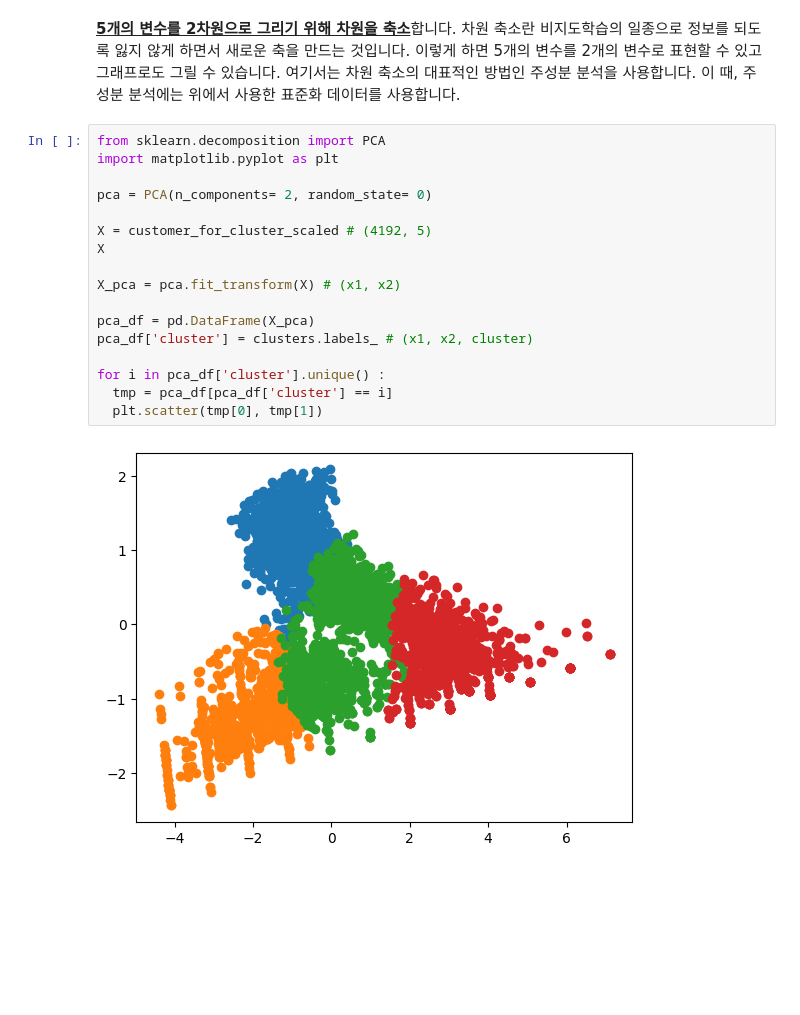
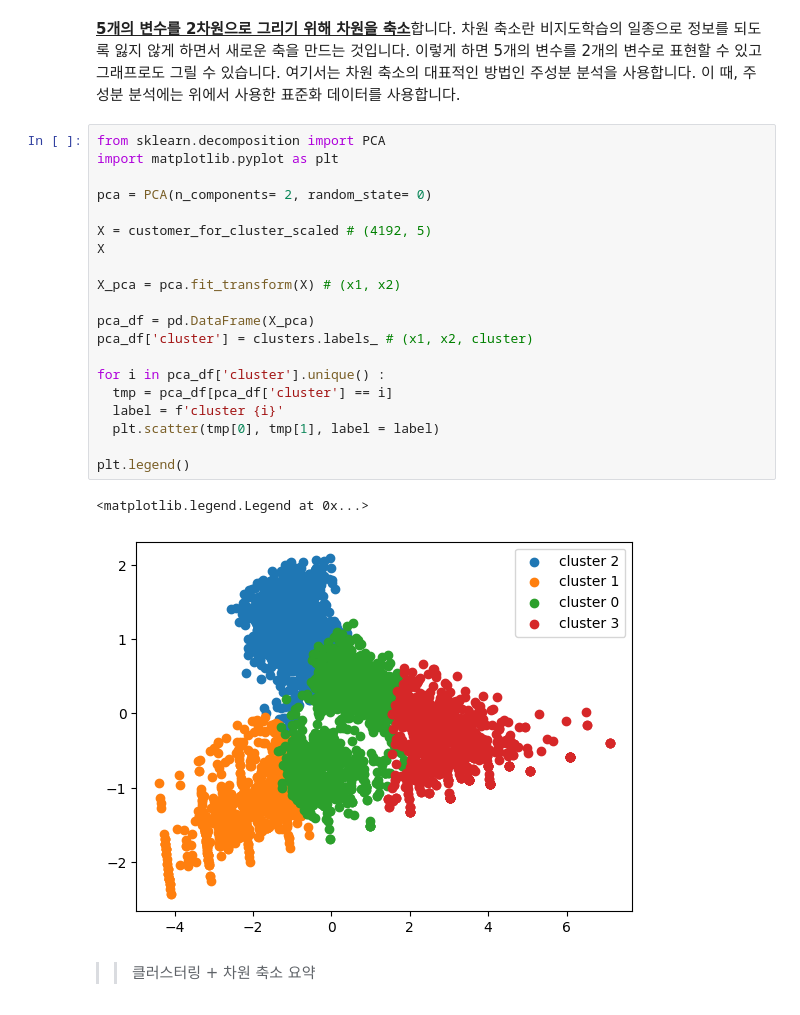
Before and after one commit to gmlwlswls/study_DataTechniques, a Jupyter notebook: 02. MachineLearning/gym_data_ML.ipynb, the cells around one changed output. Drawn from its saved outputs; the diff is of its cells as text; blank space fills up the shorter version.

```diff
--- a/02. MachineLearning/gym_data_ML.ipynb
+++ b/02. MachineLearning/gym_data_ML.ipynb
@@ -162,20 +160,26 @@ customer_for_cluster.groupby(by= 'cluster').mean()
 # %%
 from sklearn.decomposition import PCA
 import matplotlib.pyplot as plt
 
 pca = PCA(n_components= 2, random_state= 0)
 
 X = customer_for_cluster_scaled # (4192, 5)
 X
 
 X_pca = pca.fit_transform(X) # (x1, x2)
 
 pca_df = pd.DataFrame(X_pca)
 pca_df['cluster'] = clusters.labels_ # (x1, x2, cluster)
 
 for i in pca_df['cluster'].unique() :
   tmp = pca_df[pca_df['cluster'] == i]
-  plt.scatter(tmp[0], tmp[1])
+  label = f'cluster {i}'
+  plt.scatter(tmp[0], tmp[1], label = label)
+
+plt.legend()
 # %% [output]
+<matplotlib.legend.Legend at 0x...>
-[figure, old version]
+[figure, new version]
+# %% [markdown]
+>> 클러스터링 + 차원 축소 요약
 # %%
```
Also changed, not shown: parts of 21 cells of this notebook.
